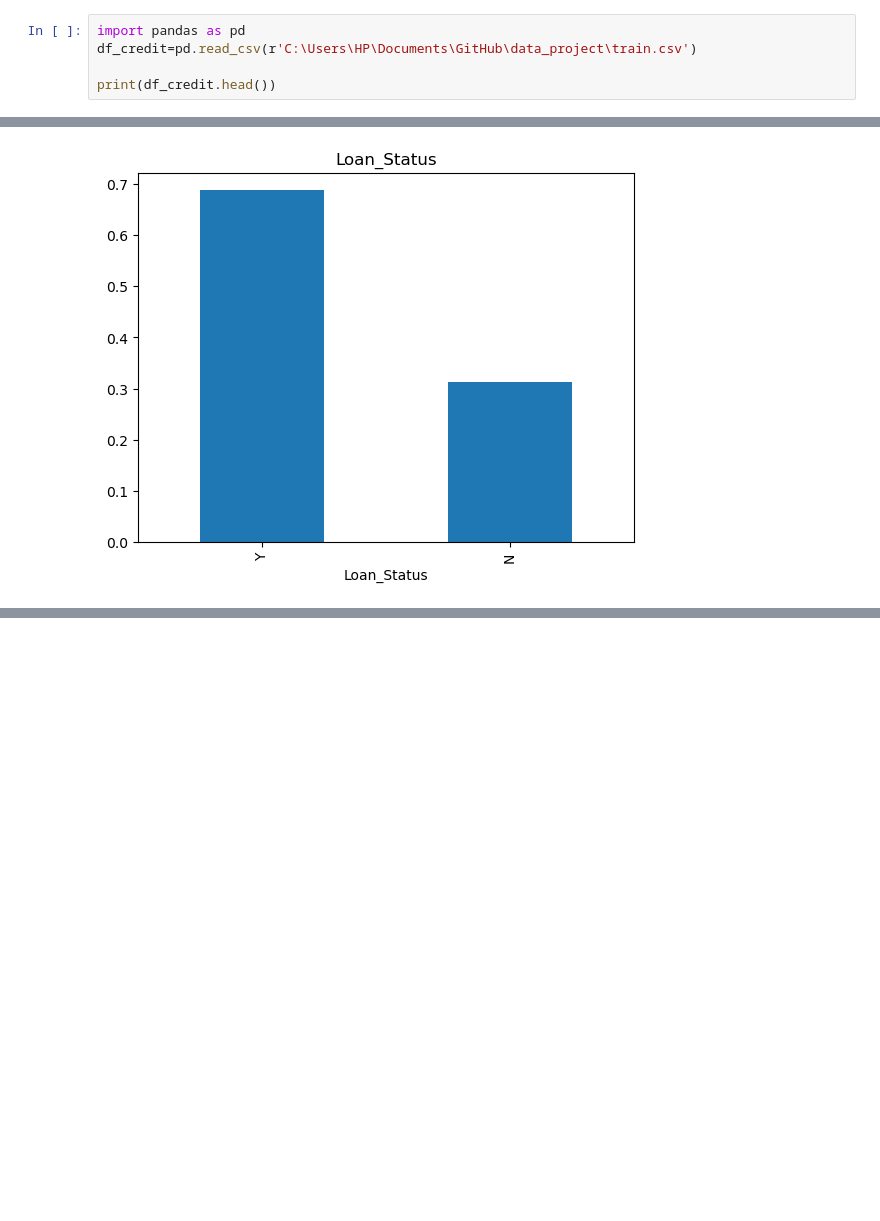
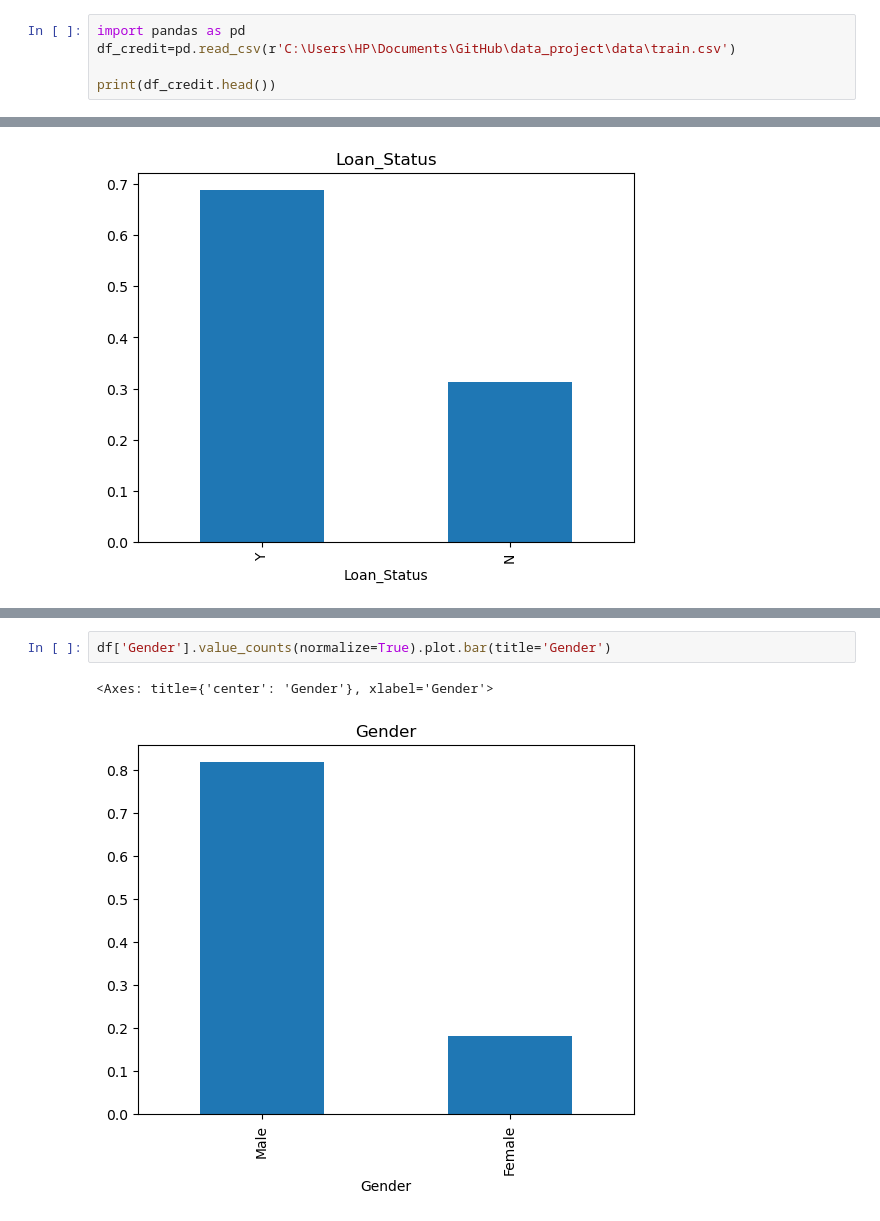
Before and after one commit to Medlh/data_project, a Jupyter notebook: notebook/prevision credit kaggle.ipynb, the cells around one changed output, grey strips where cells are left out. Drawn from its saved outputs; the diff is of its cells as text; blank space fills up the shorter version.

```diff
--- a/notebook/prevision credit kaggle.ipynb
+++ b/notebook/prevision credit kaggle.ipynb
@@ -2,7 +5,7 @@
 Ouvrir la base de données
 # %%
 import pandas as pd
-df_credit=pd.read_csv(r'C:\Users\HP\Documents\GitHub\data_project\train.csv')
+df_credit=pd.read_csv(r'C:\Users\HP\Documents\GitHub\data_project\data\train.csv')
 
 print(df_credit.head())
 # %% [output]
@@ -177,0 +197,5 @@ df['Loan_Status'].value_counts(normalize=True).plot.bar(title='Loan_Status')
+# %%
+df['Gender'].value_counts(normalize=True).plot.bar(title='Gender')
+# %% [output]
+<Axes: title={'center': 'Gender'}, xlabel='Gender'>
+[figure, added]
```
Also changed, not shown: parts of 11 cells of this notebook.
